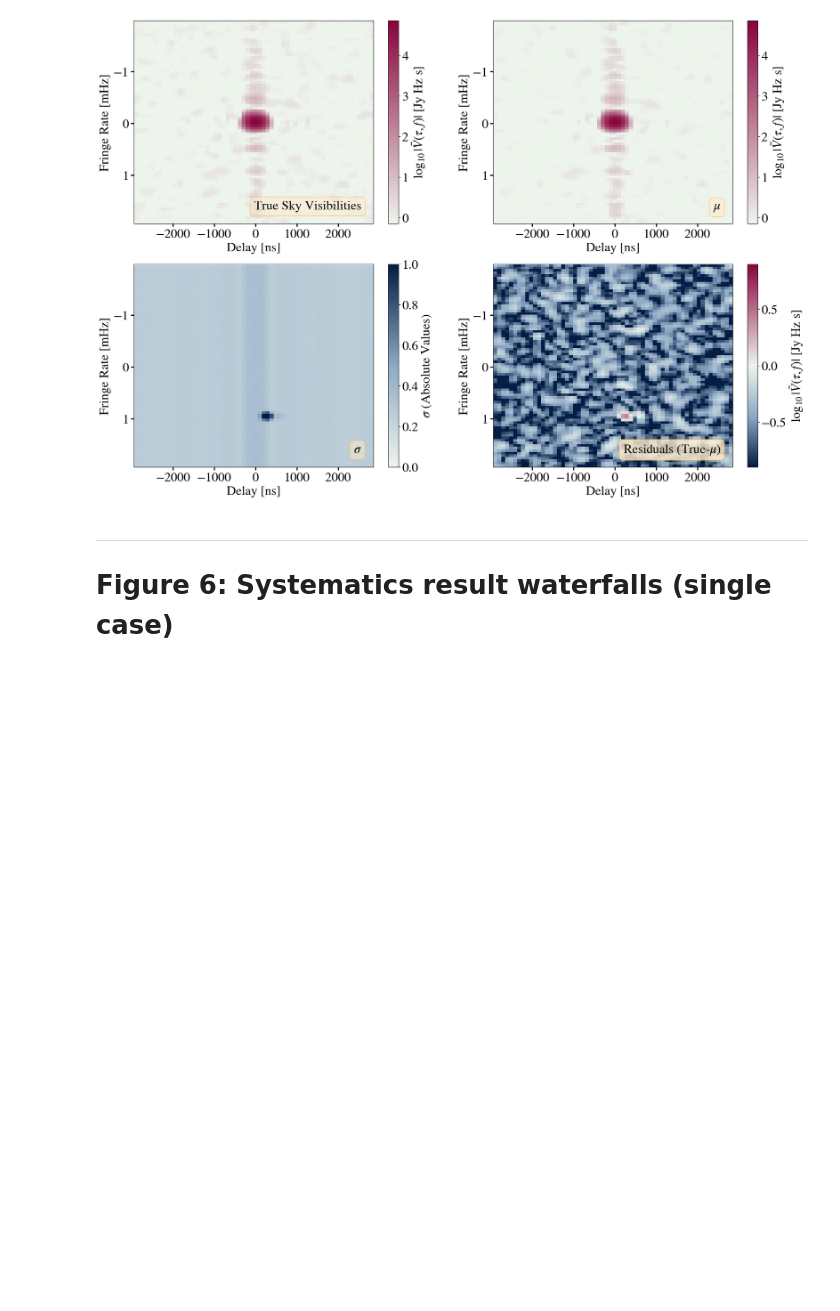
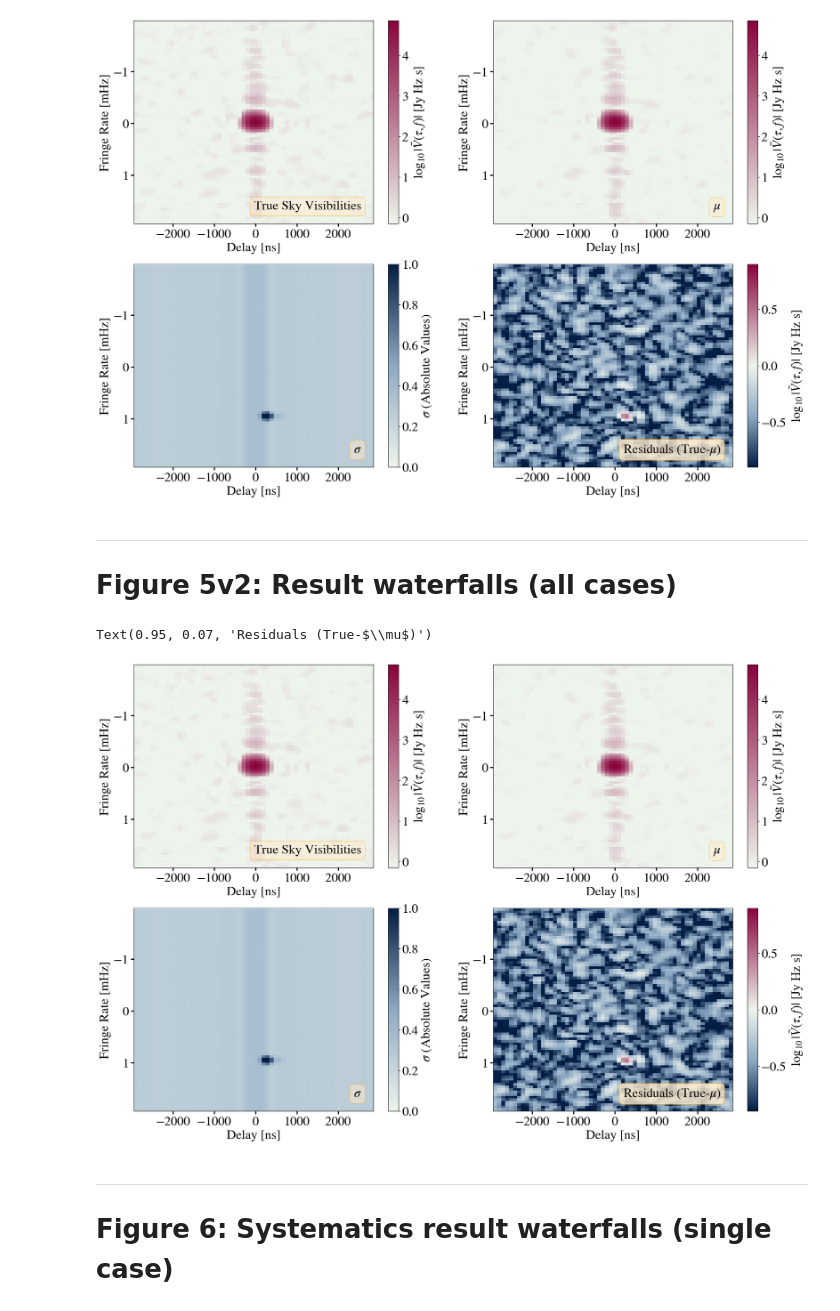
Before and after one commit to sohinixcvii/plots-hydra-pspec, a Jupyter notebook: paper_plots_c.ipynb, the cells around one changed output. Drawn from its saved outputs; the diff is of its cells as text; code cells hidden in the pictures; blank space fills up the shorter version.

```diff
--- a/paper_plots_c.ipynb
+++ b/paper_plots_c.ipynb
@@ -590,6 +589,47 @@ axs.flatten()[3].text(0.95, 0.07, 'Residuals (True-' + r'$\mu$' + ')', bbox=bbox
 # %% [output]
 Text(0.95, 0.07, 'Residuals (True-$\\mu$)')
 [figure]
+# %% [markdown]
+---
+# Figure 5v2: Result waterfalls (all cases)
+# %%
+fig, axs = plt.subplots(4, 3, figsize=(45, 40))
+
+plot_waterfalls_from_dlfr(
+    sky_true_dlfr, freqs * 1e6, lsts, fig=fig, ax=axs.flatten()[0], mode='log',
+    vmin=None, vmax=None, cmap=paper_map_pink, dynamic_range=5, limit_drng='all', colorbar_flag=True,
+    baseline=None, horizon_color='magenta',
+)
+axs.flatten()[0].text(0.95, 0.07, 'True Sky Visibilities', bbox=bbox,
+                      transform=axs.flatten()[0].transAxes, horizontalalignment='right')
+
+plot_waterfalls_from_dlfr(
+    mean_sky_dlfr, freqs * 1e6, lsts, fig=fig, ax=axs.flatten()[1], mode='log',
+    vmin=None, vmax=None, cmap=paper_map_pink, dynamic_range=5, limit_drng='all', colorbar_flag=True,
+    baseline=None, horizon_color='magenta',
+)
+axs.flatten()[1].text(0.95, 0.07, r'$\mu$', bbox=bbox,
+                      transform=axs.flatten()[1].transAxes, horizontalalignment='right')
+
+plot_waterfalls_from_dlfr(
+    np.std(sky_dlfr_arr, axis=0), freqs * 1e6, lsts, fig=fig, ax=axs.flatten()[2], mode='abs',
+    vmin=0, vmax=1, cmap=paper_map_blue, dynamic_range=None, limit_drng='all', colorbar_flag=True,
+    baseline=None, horizon_color='magenta', cbar_label=r'$\sigma$ (Absolute Values)',
+)
+axs.flatten()[2].text(0.95, 0.07, r'$\sigma$', bbox=bbox,
+                      transform=axs.flatten()[2].transAxes, horizontalalignment='right')
+
+plot_waterfalls_from_dlfr(
+    sky_true_dlfr - mean_sky_dlfr, freqs * 1e6, lsts, fig=fig, ax=axs.flatten()[3], mode='log',
+    vmin=-0.9, vmax=0.9, cmap=paper_map, dynamic_range=None, limit_drng='all', colorbar_flag=True,
+    baseline=None, horizon_color='magenta',
+)
+axs.flatten()[3].text(0.95, 0.07, 'Residuals (True-' + r'$\mu$' + ')', bbox=bbox_res,
+                      transform=axs.flatten()[3].transAxes, horizontalalignment='right')
+# plt.savefig(fig_dir + '/result_waterfalls.pdf', bbox_inches='tight', dpi=300)
+# %% [output]
+Text(0.95, 0.07, 'Residuals (True-$\\mu$)')
+[figure, added]
 # %% [markdown]
 ---
 # Figure 6: Systematics result waterfalls (single case)
```
Also changed, not shown: parts of 10 cells of this notebook, 2 other files.
